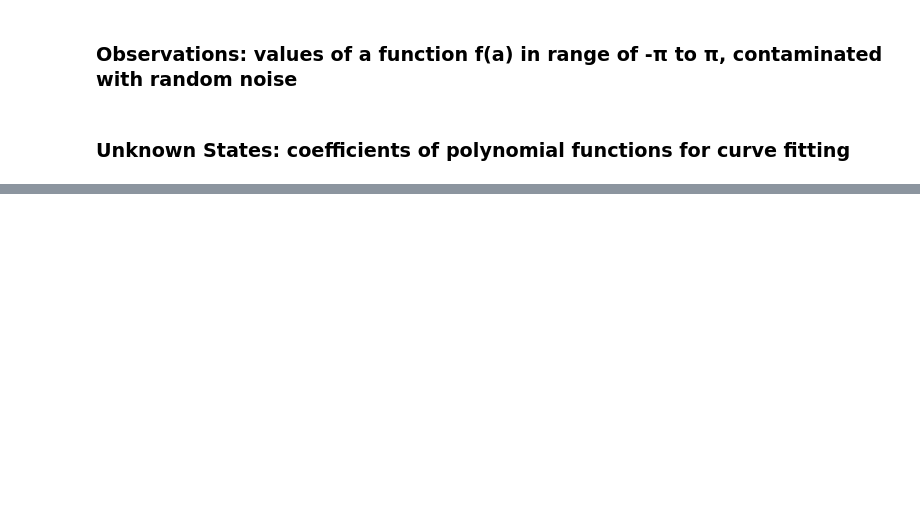
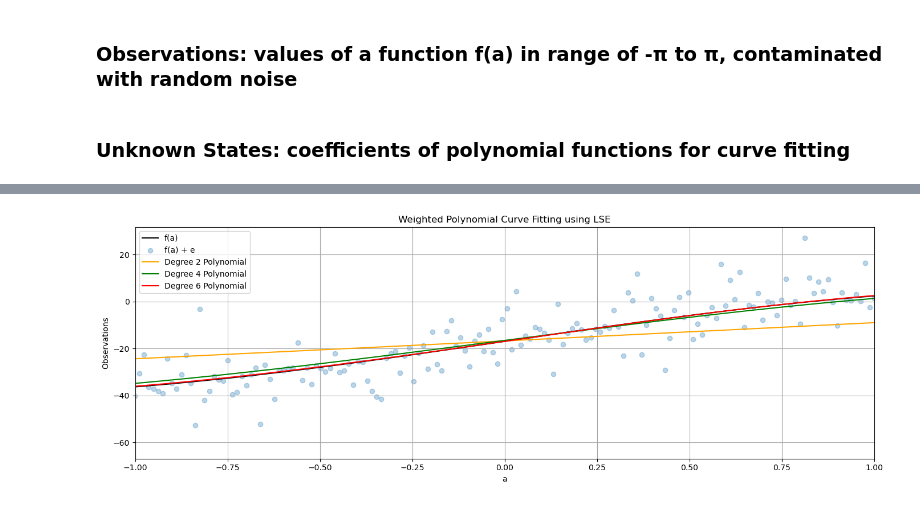
Before and after one commit to QuinnIngram/ENGG680_2025_Fall, a Jupyter notebook: Lab_Assignment_1/Student_grade_Management_System.ipynb, the cells around one changed output, grey strips where cells are left out. Drawn from its saved outputs; the diff is of its cells as text; code cells hidden in the pictures; blank space fills up the shorter version.

```diff
--- a/Lab_Assignment_1/Student_grade_Management_System.ipynb
+++ b/Lab_Assignment_1/Student_grade_Management_System.ipynb
@@ -862,3 +958,14 @@ fig.tight_layout()
 # compute and print the norm between the predicted observations (output from each polynomial function) and the true observations
 # (3 marks)
 # ...
+from numpy.linalg import norm
+for deg in deg_list:
+    predicted_obs = np.polyval(results[deg][0][::-1], a)
+    observation_norm = norm(predicted_obs - l_true)
+    print(f"Norm between predicted observations and true observations for degree {deg} polynomial: {observation_norm}")
+
+""" added the deg_list_odd results for clarity as we used degree 1, 3, and 5 polynomials in step 8 """
+for deg in deg_list_odd:
+    predicted_obs = np.polyval(results_odd[deg][0][::-1], a)
+    observation_norm = norm(predicted_obs - l_true)
+    print(f"Norm between predicted observations and true observations for degree {deg} polynomial: {observation_norm}")
@@ -873,8 +994,87 @@ fig.tight_layout()
 # use the variance of observation l_var, define P matrix
 # (1 mark)
 #P = #...
+P = np.diag(1 / l_var)
 # %%
 # step 13
 # repeat the steps 6-10, using the proper P matrix
 # (7 marks)
 # ...
+
+# --- 1. Calculate Weighted LSE for ALL Degrees (Steps 6 & 7) ---
+
+# Calculate for even degrees 2, 4, 6
+results_weighted = {}
+for deg in deg_list:
+    results_weighted[deg] = fit_polynomial_curve(a, l, P, deg)
+
+# Calculate for odd degrees 1, 3, 5
+results_weighted_odd = {}
+for deg in deg_list_odd:
+    results_weighted_odd[deg] = fit_polynomial_curve(a, l, P, deg)
+
+# Create prediction arrays (Step 7)
+# Using dictionary comprehension for conciseness
+predictions_weighted = {deg: np.polyval(results_weighted[deg][0][::-1], a) for deg in deg_list}
+predictions_weighted_odd = {deg: np.polyval(results_weighted_odd[deg][0][::-1], a) for deg in deg_list_odd}
+
+# --- 2. Print Norm and APV for EVEN Degrees (2, 4, 6) FIRST (Steps 9 & 10) ---
+print ("\n[Weighted LSE Results for Even Degrees]")
+for deg in deg_list:
+    # Print norm (Step 10)
+    observation_norm_weighted = norm(predictions_weighted[deg] - l_true)
+    print(f"Norm between predicted observations and true observations for degree {deg} polynomial: {observation_norm_weighted}")
+    # Print APV (Step 9)
+    print(f"A posteriori variance factor for degree {deg} polynomial: {results_weighted[deg][2]}")
+    print()  # Blank line for readability
+
+# --- 3. Print Norm and APV for ODD Degrees (1, 3, 5) NEXT (Steps 9 & 10) ---
+print ("\n[Weighted LSE Results for Odd Degrees]")
+for deg in deg_list_odd:
+    # Print norm (Step 10)
+    observation_norm_weighted_odd = norm(predictions_weighted_odd[deg] - l_true)
+    print(f"Norm between predicted observations and true observations for degree {deg} polynomial: {observation_norm_weighted_odd}")
+    # Print APV (Step 9)
+    print(f"A posteriori variance factor for degree {deg} polynomial: {results_weighted_odd[deg][2]}")
+    print()  # Blank line for readability
+
+# --- 4. Plot Weighted LSE Results (Similar to Step 8) ---
+
+# Plot 1: Even Degrees (2, 4, 6)
+fig, ax = plt.subplots(nrows=1, ncols=1, figsize=(14, 5))
+ax.plot(a, l_true, label='f(a)', color='k')
+ax.scatter(a, l, label='f(a) + e', color='tab:blue', marker='o', alpha=0.3)
+
+for deg in deg_list:
+    pred = predictions_weighted[deg]
+    color = ('orange' if deg == 2 else 'green' if deg == 4 else 'red')
+    ax.plot(a, pred, label=f'Degree {deg} Polynomial', color=color)
+
+ax.set_xlabel('a')
+ax.set_ylabel('Observations')
+ax.set_title('Weighted Polynomial Curve Fitting using LSE')
+ax.set_xlim(-1, 1)
+ax.legend()
+ax.grid(True, which='both',ls='-',color='0.65')
+fig.tight_layout()
+plt.show()
+
+# Plot 2: Odd Degrees (1, 3, 5)
+fig, ax = plt.subplots(nrows=1, ncols=1, figsize=(14, 5))
+ax.plot(a, l_true, label='f(a)', color='k')
+ax.scatter(a, l, label='f(a) + e', color='tab:blue', marker='o', alpha=0.3)
+
+for deg in deg_list_odd:
+    pred = predictions_weighted_odd[deg]
+    color = ('orange' if deg == 1 else 'green' if deg == 3 else 'red')
+    ax.plot(a, pred, label=f'Degree {deg} Polynomial', color=color)
+
+ax.set_xlabel('a')
+ax.set_ylabel('Observations')
+ax.set_title('Weighted Polynomial Curve Fitting using LSE')
+ax.set_xlim(-1, 1)
+ax.legend()
+ax.grid(True, which='both',ls='-',color='0.65')
+fig.tight_layout()
+plt.show()
+# %% [output]
@@ -880,0 +1101 @@ fig.tight_layout()
+[figure, added]
```
Also changed, not shown: parts of 13 cells of this notebook.
